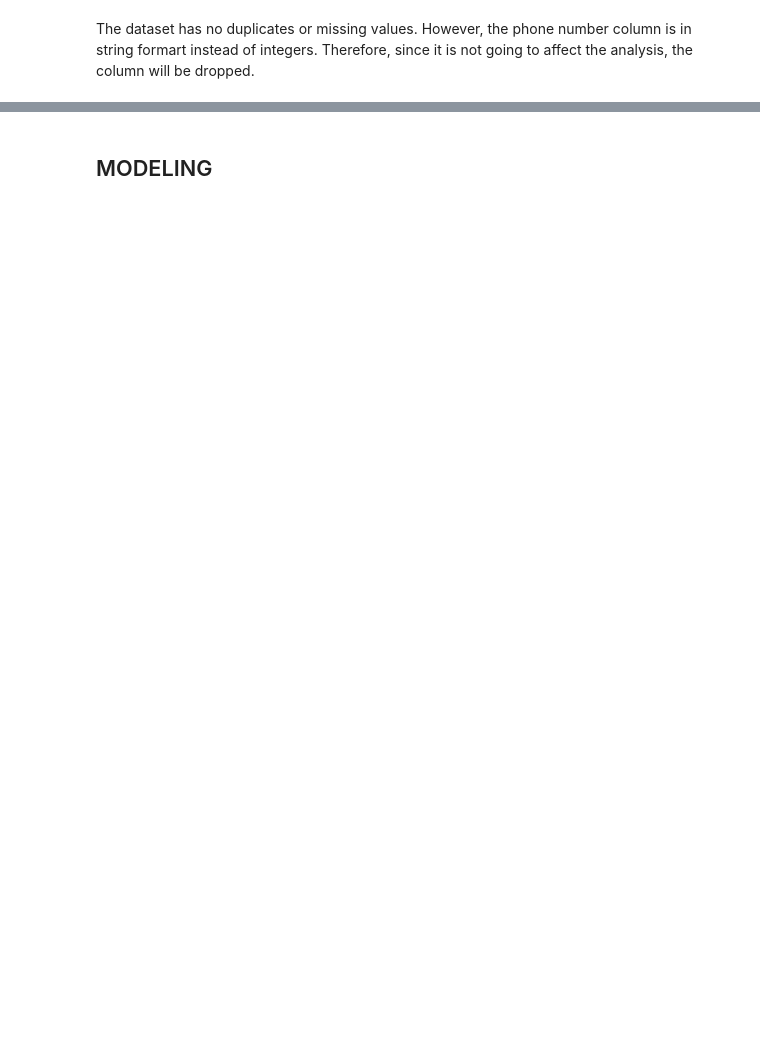
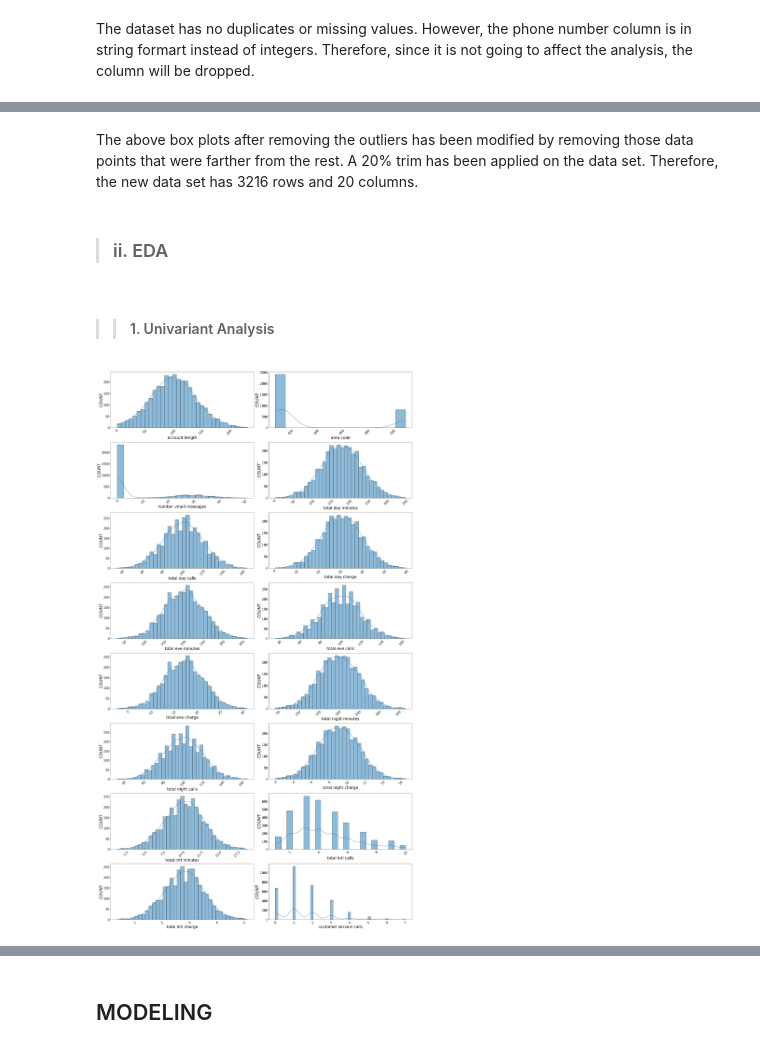
Before and after one commit to Victormawira/Phase-3-Project, a Jupyter notebook: index.ipynb, the cells around one changed output, grey strips where cells are left out. Cells and saved outputs as stored; diff of their text form; code cells hidden in the pictures; blank space fills up the shorter version.

```diff
--- a/index.ipynb
+++ b/index.ipynb
@@ -150,0 +258,20 @@ The dataset has no duplicates or missing values. However, the phone number colum
+# %% [markdown]
+The above box plots after removing the outliers has been modified by removing those data points that were farther from the rest. A 20% trim has been applied on the data set. Therefore, the new data set has 3216 rows and 20 columns.
+# %% [markdown]
+>### ii. EDA
+# %% [markdown]
+>> #### 1. Univariant Analysis
+# %%
+# numerical data.
+fig = plt.figure(figsize=(28,160))
+num_cols = df.select_dtypes(['int64', 'float64']).columns.tolist()
+for index, col in enumerate(num_cols):
+    plt.subplot(26,2,index+1)
+    sns.histplot(x=col, data=df,kde=True)
+    plt.ylabel('COUNT', size = 25)
+    plt.xlabel(col, fontsize = 25)
+    plt.xticks(size = 20, rotation = 45 )
+    plt.yticks(size = 20)
+fig.tight_layout(pad=1.0)
+# %% [output]
+[figure, added]
```
Also changed, not shown: parts of 47 cells of this notebook.
